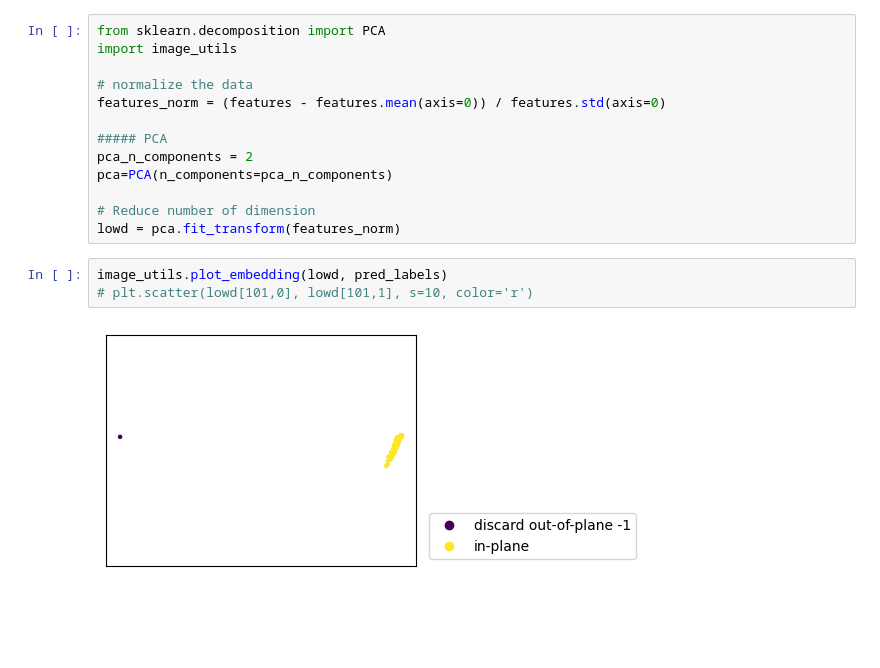
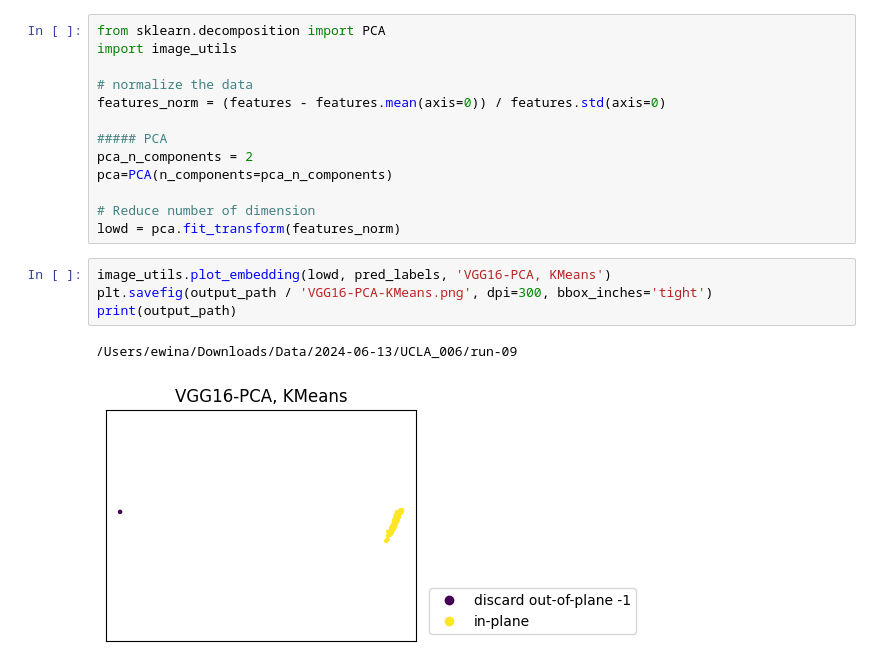
Before and after one commit to ClaireNastaskin/processing_fusi, a Jupyter notebook: Experiments/VGG_feature_extraction.ipynb, the cells around one changed output. Drawn from its saved outputs; the diff is of its cells as text; blank space fills up the shorter version.

```diff
--- a/Experiments/VGG_feature_extraction.ipynb
+++ b/Experiments/VGG_feature_extraction.ipynb
@@ -225,8 +218,10 @@ pca=PCA(n_components=pca_n_components)
 
 # Reduce number of dimension
 lowd = pca.fit_transform(features_norm)
-# %%
-image_utils.plot_embedding(lowd, pred_labels)
-# plt.scatter(lowd[101,0], lowd[101,1], s=10, color='r')
-# %% [output]
-[figure, removed]
+# %%
+image_utils.plot_embedding(lowd, pred_labels, 'VGG16-PCA, KMeans')
+plt.savefig(output_path / 'VGG16-PCA-KMeans.png', dpi=300, bbox_inches='tight')
+print(output_path)
+# %% [output]
+/Users/ewina/Downloads/Data/2024-06-13/UCLA_006/run-09
+[figure, added]
```
Also changed, not shown: parts of 2 cells of this notebook, 10 other files.
